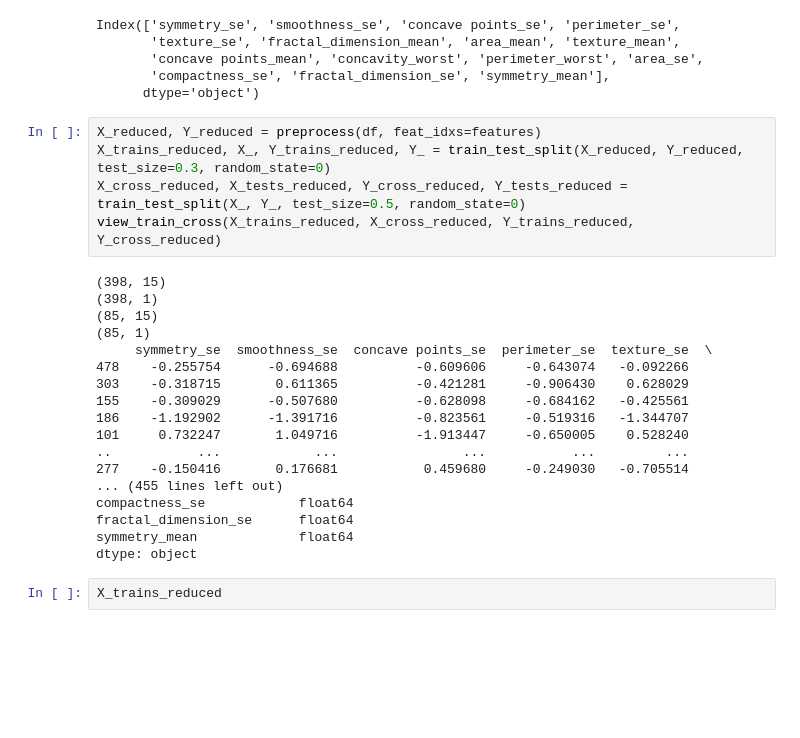
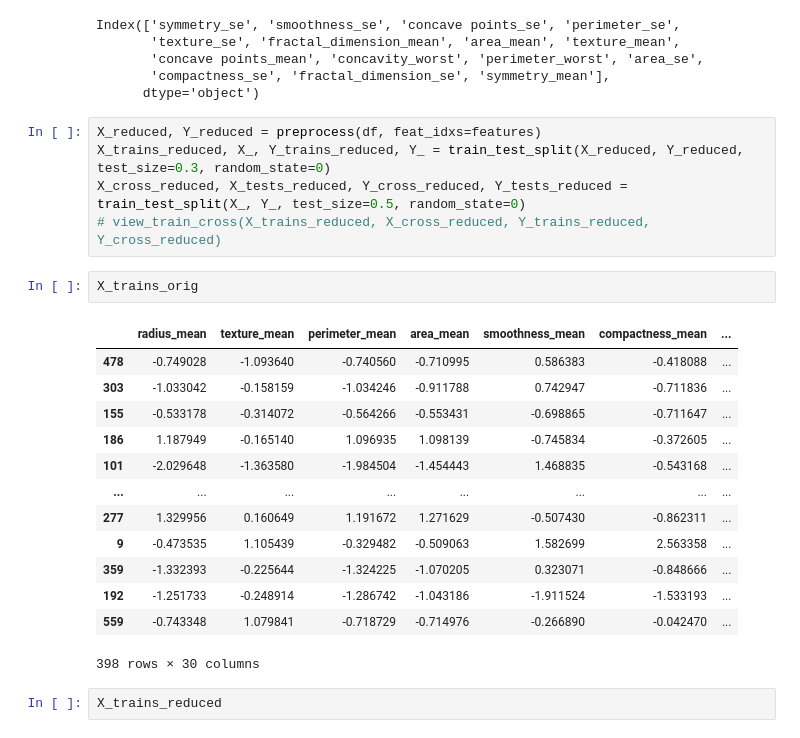
Before and after one commit to 08Aristodemus24/breast-cancer-classifier, a Jupyter notebook: model_training.ipynb, the cells around one changed output. Drawn from its saved outputs; the diff is of its cells as text; blank space fills up the shorter version.

```diff
--- a/model_training.ipynb
+++ b/model_training.ipynb
@@ -79,25 +62,23 @@ Index(['symmetry_se', 'smoothness_se', 'concave points_se', 'perimeter_se',
 X_reduced, Y_reduced = preprocess(df, feat_idxs=features)
 X_trains_reduced, X_, Y_trains_reduced, Y_ = train_test_split(X_reduced, Y_reduced, test_size=0.3, random_state=0)
 X_cross_reduced, X_tests_reduced, Y_cross_reduced, Y_tests_reduced = train_test_split(X_, Y_, test_size=0.5, random_state=0)
-view_train_cross(X_trains_reduced, X_cross_reduced, Y_trains_reduced, Y_cross_reduced)
+# view_train_cross(X_trains_reduced, X_cross_reduced, Y_trains_reduced, Y_cross_reduced)
-# %% [output]
-(398, 15)
-(398, 1)
-(85, 15)
-(85, 1)
-     symmetry_se  smoothness_se  concave points_se  perimeter_se  texture_se  \
-478    -0.255754      -0.694688          -0.609606     -0.643074   -0.092266
-303    -0.318715       0.611365          -0.421281     -0.906430    0.628029
-155    -0.309029      -0.507680          -0.628098     -0.684162   -0.425561
-186    -1.192902      -1.391716          -0.823561     -0.519316   -1.344707
-101     0.732247       1.049716          -1.913447     -0.650005    0.528240
-..           ...            ...                ...           ...         ...
-277    -0.150416       0.176681           0.459680     -0.249030   -0.705514
-... (455 lines left out)
-compactness_se            float64
-fractal_dimension_se      float64
-symmetry_mean             float64
-dtype: object
+# %%
+X_trains_orig
+# %% [output]
+|  | radius_mean | texture_mean | perimeter_mean | area_mean | smoothness_mean | compactness_mean | ... |
+| 478 | -0.749028 | -1.093640 | -0.740560 | -0.710995 | 0.586383 | -0.418088 | ... |
+| 303 | -1.033042 | -0.158159 | -1.034246 | -0.911788 | 0.742947 | -0.711836 | ... |
+| 155 | -0.533178 | -0.314072 | -0.564266 | -0.553431 | -0.698865 | -0.711647 | ... |
+| 186 | 1.187949 | -0.165140 | 1.096935 | 1.098139 | -0.745834 | -0.372605 | ... |
+| 101 | -2.029648 | -1.363580 | -1.984504 | -1.454443 | 1.468835 | -0.543168 | ... |
+| ... | ... | ... | ... | ... | ... | ... | ... |
+| 277 | 1.329956 | 0.160649 | 1.191672 | 1.271629 | -0.507430 | -0.862311 | ... |
+| 9 | -0.473535 | 1.105439 | -0.329482 | -0.509063 | 1.582699 | 2.563358 | ... |
+| 359 | -1.332393 | -0.225644 | -1.324225 | -1.070205 | 0.323071 | -0.848666 | ... |
+| 192 | -1.251733 | -0.248914 | -1.286742 | -1.043186 | -1.911524 | -1.533193 | ... |
+| 559 | -0.743348 | 1.079841 | -0.718729 | -0.714976 | -0.266890 | -0.042470 | ... |
+398 rows × 30 columns
 # %%
 X_trains_reduced
 # %% [output]
```
Also changed, not shown: parts of 8 cells of this notebook, 3 other files.
